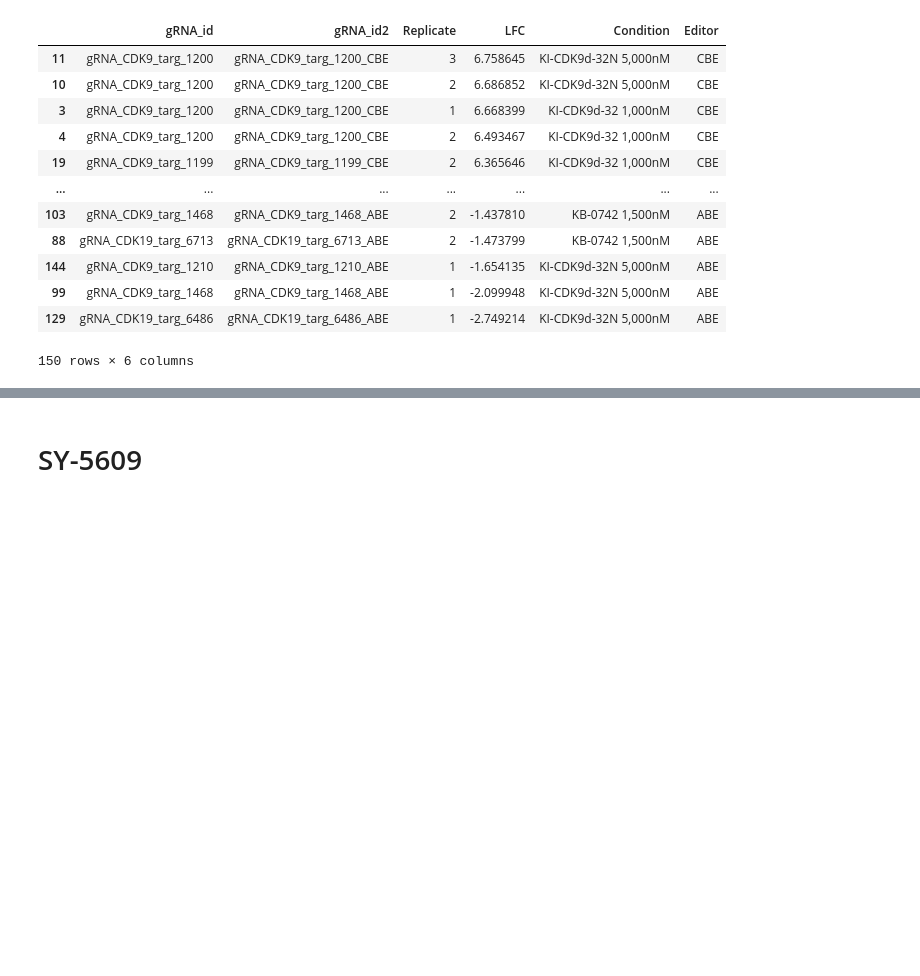
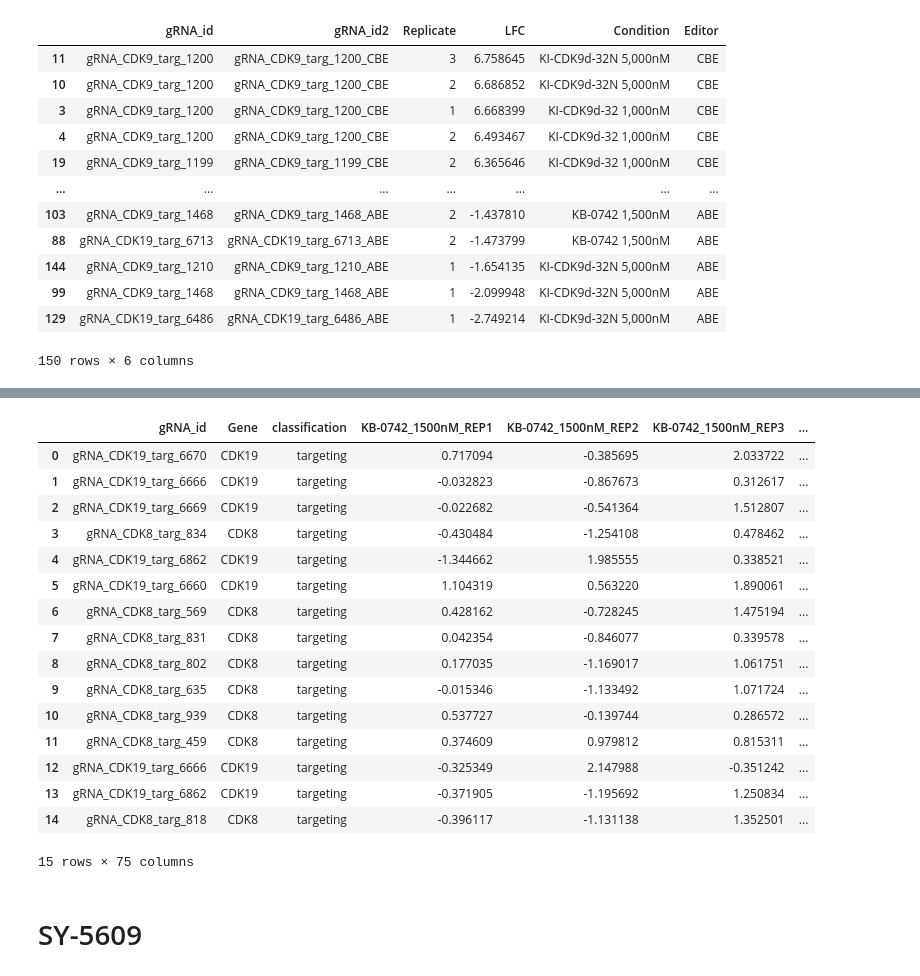
Before and after one commit to samgould2/CDK-BE-mutagenesis, a Jupyter notebook: notebooks/09_analysis_and_viz/logo_plots.ipynb, the cells around one changed output, grey strips where cells are left out. Cells and saved outputs as stored; diff of their text form; code cells hidden in the pictures; blank space fills up the shorter version.

```diff
--- a/notebooks/09_analysis_and_viz/logo_plots.ipynb
+++ b/notebooks/09_analysis_and_viz/logo_plots.ipynb
@@ -1761,0 +1782,18 @@ plot_df
+# %%
+data_ABE = pd.read_csv('../../screening_data/03_LFC_FDR_tables/barcode_counts/DMSO_base/ABE_subpool1_barcode_DMSO_base.csv')
+data_CBE = pd.read_csv('../../screening_data/03_LFC_FDR_tables/barcode_counts/DMSO_base/CBE_subpool1_barcode_DMSO_base.csv')
+
+
+FDR_cutoff = 0.1
+condition = 'SEL120_4000nM'
+
+data_ABE['Editor']='ABE'
+data_CBE['Editor'] = 'CBE'
+
+data = pd.concat((data_ABE, data_CBE))
+
+all_conditions = ['SEL120_4000nM', 'Senexin B_2000nM', 'Senexin B_15000nM']
+
+subset = data[(data[f'FDR_{condition}']<FDR_cutoff) & (data['classification']=='targeting')].sort_values(by=f'LFC_median_{condition}', ascending=False)
+
+subset['gRNA_id2'] = [f'{val["gRNA_id"]}_{val["Editor"]}' for i, val in subset.iterrows()]
@@ -1762,3 +1998,23 @@ plot_df
+# %%
+topx
+# %% [output]
+|  | gRNA_id | Gene | classification | KB-0742_1500nM_REP1 | KB-0742_1500nM_REP2 | KB-0742_1500nM_REP3 | ... |
+| 0 | gRNA_CDK19_targ_6670 | CDK19 | targeting | 0.717094 | -0.385695 | 2.033722 | ... |
+| 1 | gRNA_CDK19_targ_6666 | CDK19 | targeting | -0.032823 | -0.867673 | 0.312617 | ... |
+| 2 | gRNA_CDK19_targ_6669 | CDK19 | targeting | -0.022682 | -0.541364 | 1.512807 | ... |
+| 3 | gRNA_CDK8_targ_834 | CDK8 | targeting | -0.430484 | -1.254108 | 0.478462 | ... |
+| 4 | gRNA_CDK19_targ_6862 | CDK19 | targeting | -1.344662 | 1.985555 | 0.338521 | ... |
+| 5 | gRNA_CDK19_targ_6660 | CDK19 | targeting | 1.104319 | 0.563220 | 1.890061 | ... |
+| 6 | gRNA_CDK8_targ_569 | CDK8 | targeting | 0.428162 | -0.728245 | 1.475194 | ... |
+| 7 | gRNA_CDK8_targ_831 | CDK8 | targeting | 0.042354 | -0.846077 | 0.339578 | ... |
+| 8 | gRNA_CDK8_targ_802 | CDK8 | targeting | 0.177035 | -1.169017 | 1.061751 | ... |
+| 9 | gRNA_CDK8_targ_635 | CDK8 | targeting | -0.015346 | -1.133492 | 1.071724 | ... |
+| 10 | gRNA_CDK8_targ_939 | CDK8 | targeting | 0.537727 | -0.139744 | 0.286572 | ... |
+| 11 | gRNA_CDK8_targ_459 | CDK8 | targeting | 0.374609 | 0.979812 | 0.815311 | ... |
+| 12 | gRNA_CDK19_targ_6666 | CDK19 | targeting | -0.325349 | 2.147988 | -0.351242 | ... |
+| 13 | gRNA_CDK19_targ_6862 | CDK19 | targeting | -0.371905 | -1.195692 | 1.250834 | ... |
+| 14 | gRNA_CDK8_targ_818 | CDK8 | targeting | -0.396117 | -1.131138 | 1.352501 | ... |
+15 rows × 75 columns
 # %% [markdown]
 # SY-5609
 # %%
```
Also changed, not shown: parts of 8 cells of this notebook, 12 other files.
